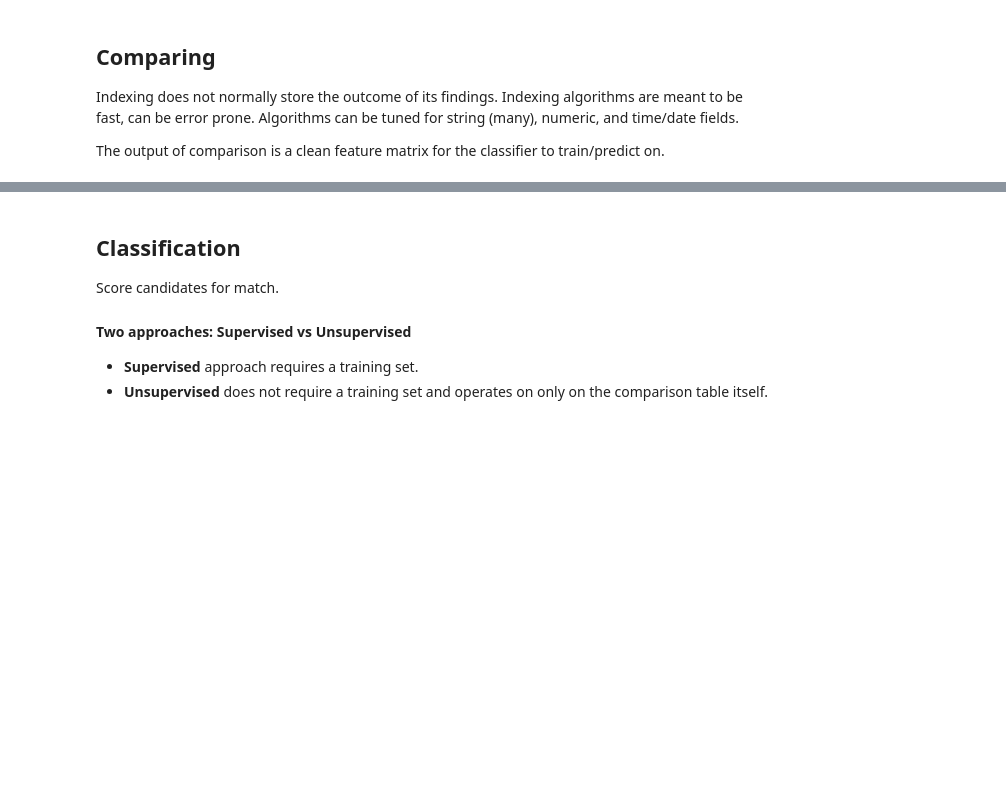
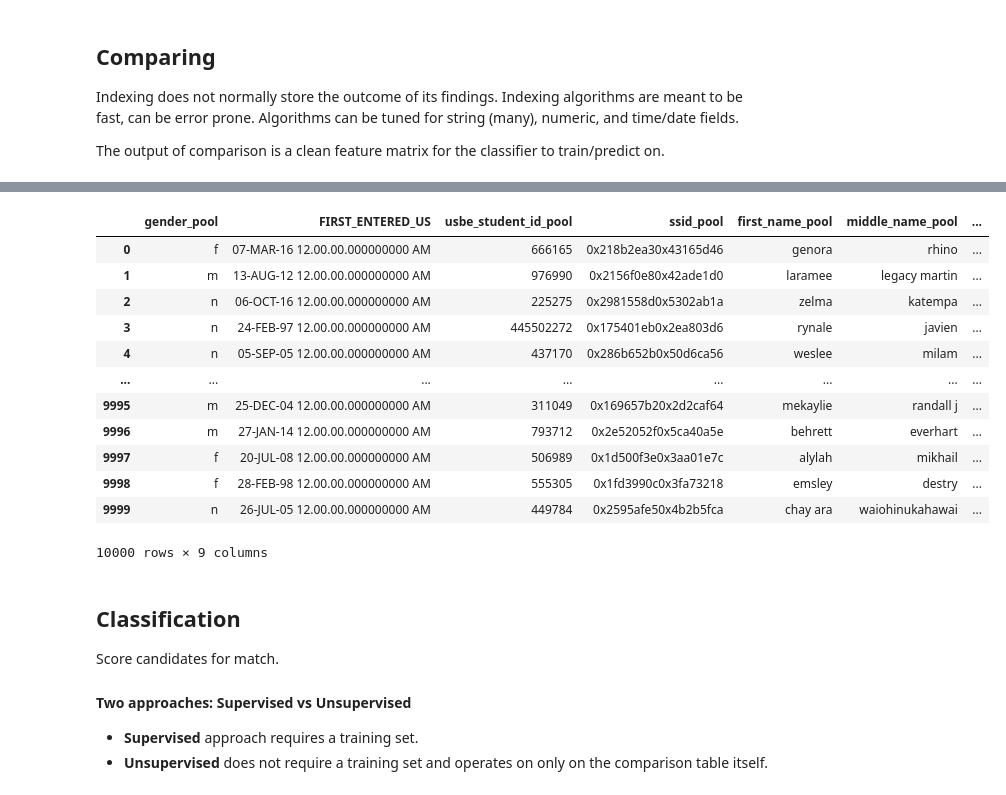
Before and after one commit to frellnick/mpi_demo, a Jupyter notebook: devbook.ipynb, the cells around one changed output, grey strips where cells are left out. Drawn from its saved outputs; the diff is of its cells as text; code cells hidden in the pictures; blank space fills up the shorter version.

```diff
--- a/devbook.ipynb
+++ b/devbook.ipynb
@@ -279,3 +280,19 @@ comparisons.head()
+# %%
+source_matched
+# %% [output]
+|  | gender_pool | FIRST_ENTERED_US | usbe_student_id_pool | ssid_pool | first_name_pool | middle_name_pool | ... |
+| 0 | f | 07-MAR-16 12.00.00.000000000 AM | 666165 | 0x218b2ea30x43165d46 | genora | rhino | ... |
+| 1 | m | 13-AUG-12 12.00.00.000000000 AM | 976990 | 0x2156f0e80x42ade1d0 | laramee | legacy martin | ... |
+| 2 | n | 06-OCT-16 12.00.00.000000000 AM | 225275 | 0x2981558d0x5302ab1a | zelma | katempa | ... |
+| 3 | n | 24-FEB-97 12.00.00.000000000 AM | 445502272 | 0x175401eb0x2ea803d6 | rynale | javien | ... |
+| 4 | n | 05-SEP-05 12.00.00.000000000 AM | 437170 | 0x286b652b0x50d6ca56 | weslee | milam | ... |
+| ... | ... | ... | ... | ... | ... | ... | ... |
+| 9995 | m | 25-DEC-04 12.00.00.000000000 AM | 311049 | 0x169657b20x2d2caf64 | mekaylie | randall j | ... |
+| 9996 | m | 27-JAN-14 12.00.00.000000000 AM | 793712 | 0x2e52052f0x5ca40a5e | behrett | everhart | ... |
+| 9997 | f | 20-JUL-08 12.00.00.000000000 AM | 506989 | 0x1d500f3e0x3aa01e7c | alylah | mikhail | ... |
+| 9998 | f | 28-FEB-98 12.00.00.000000000 AM | 555305 | 0x1fd3990c0x3fa73218 | emsley | destry | ... |
+| 9999 | n | 26-JUL-05 12.00.00.000000000 AM | 449784 | 0x2595afe50x4b2b5fca | chay ara | waiohinukahawai | ... |
+10000 rows × 9 columns
 # %% [markdown]
 ## Classification
 
```
Also changed, not shown: parts of 9 cells of this notebook, 5 other files.
